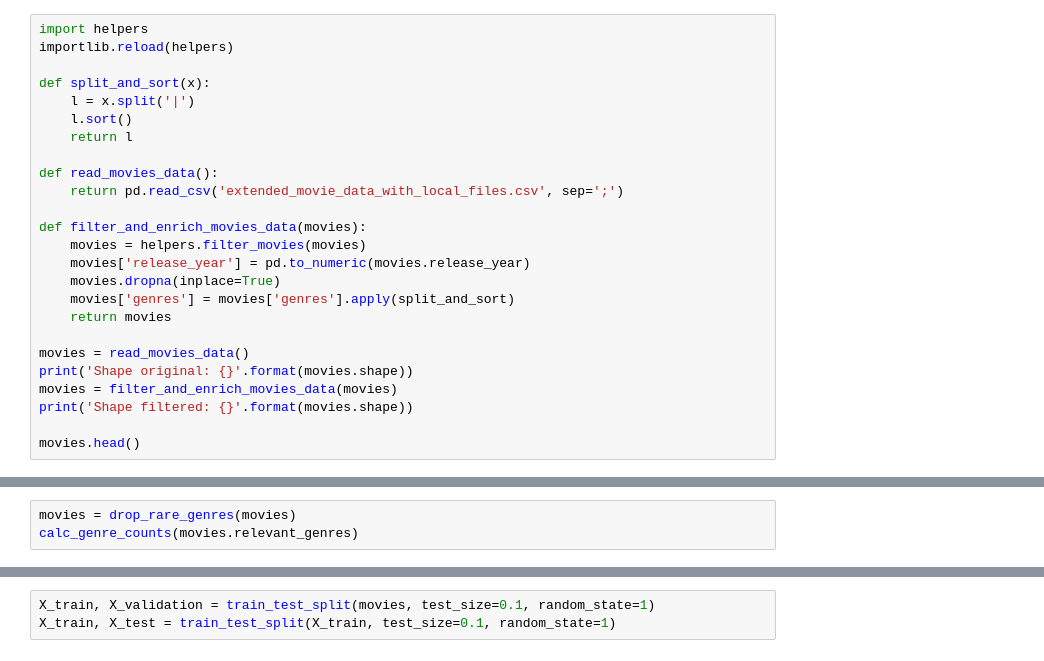
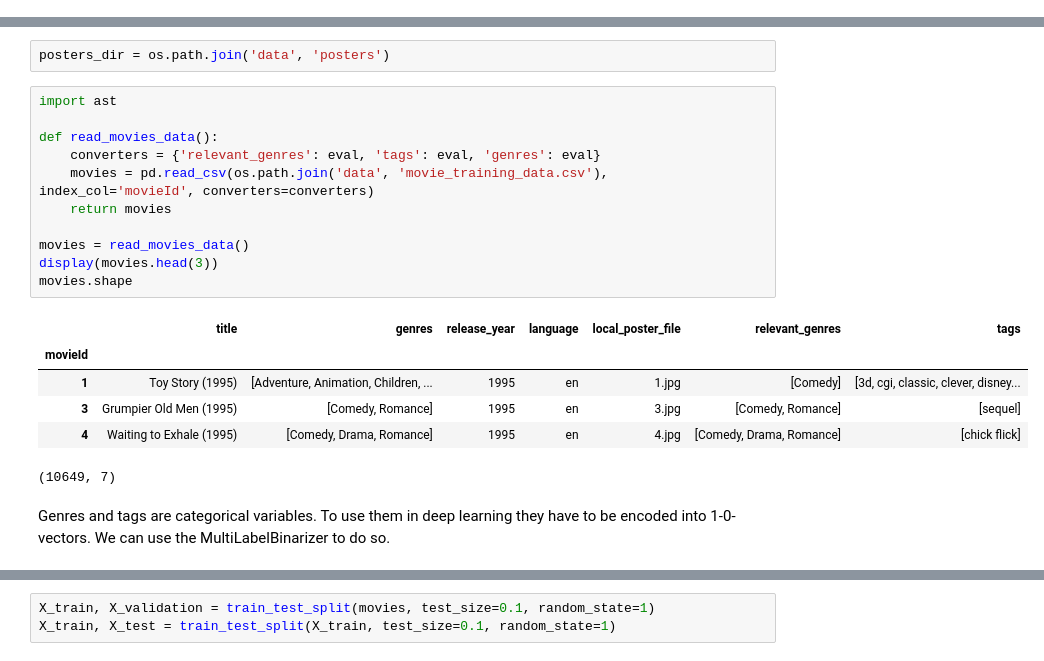
Before and after one commit to borttrob/movie-genre-ml, a Jupyter notebook: Training.ipynb, the cells around one changed output, grey strips where cells are left out. Cells and saved outputs as stored; diff of their text form.

```diff
--- a/Training.ipynb
+++ b/Training.ipynb
@@ -43,25 +24,0 @@ physical_device_desc: "device: 0, name: Quadro M2200, pci bus id: 0000:01:00.0,
-# %%
-import helpers
-importlib.reload(helpers)
-
-def split_and_sort(x):
-    l = x.split('|')
-    l.sort()
-    return l
-
-def read_movies_data():
-    return pd.read_csv('extended_movie_data_with_local_files.csv', sep=';')
-
-def filter_and_enrich_movies_data(movies):
-    movies = helpers.filter_movies(movies)
-    movies['release_year'] = pd.to_numeric(movies.release_year)
-    movies.dropna(inplace=True)
-    movies['genres'] = movies['genres'].apply(split_and_sort)
-    return movies
-
-movies = read_movies_data()
-print('Shape original: {}'.format(movies.shape))
-movies = filter_and_enrich_movies_data(movies)
-print('Shape filtered: {}'.format(movies.shape))
-
-movies.head()
@@ -120,3 +24,0 @@ Genres to drop: {'Sci-Fi', 'Musical', 'Western', 'War', 'Adventure', 'Mystery',
-# %%
-movies = drop_rare_genres(movies)
-calc_genre_counts(movies.relevant_genres)
@@ -164,0 +47,22 @@ Genre count variance 0.6053658160024004
+# %%
+posters_dir = os.path.join('data', 'posters')
+# %%
+import ast
+
+def read_movies_data():
+    converters = {'relevant_genres': eval, 'tags': eval, 'genres': eval}
+    movies = pd.read_csv(os.path.join('data', 'movie_training_data.csv'), index_col='movieId', converters=converters)
+    return movies
+
+movies = read_movies_data()
+display(movies.head(3))
+movies.shape
+# %% [output]
+|  | title | genres | release_year | language | local_poster_file | relevant_genres | tags |
+| movieId |  |  |  |  |  |  |  |
+| 1 | Toy Story (1995) | [Adventure, Animation, Children, ... | 1995 | en | 1.jpg | [Comedy] | [3d, cgi, classic, clever, disney... |
+| 3 | Grumpier Old Men (1995) | [Comedy, Romance] | 1995 | en | 3.jpg | [Comedy, Romance] | [sequel] |
+| 4 | Waiting to Exhale (1995) | [Comedy, Drama, Romance] | 1995 | en | 4.jpg | [Comedy, Drama, Romance] | [chick flick] |
+(10649, 7)
+# %% [markdown]
+Genres and tags are categorical variables. To use them in deep learning they have to be encoded into 1-0-vectors. We can use the MultiLabelBinarizer to do so.
```
Also changed, not shown: parts of 40 cells of this notebook, 24 other files.
